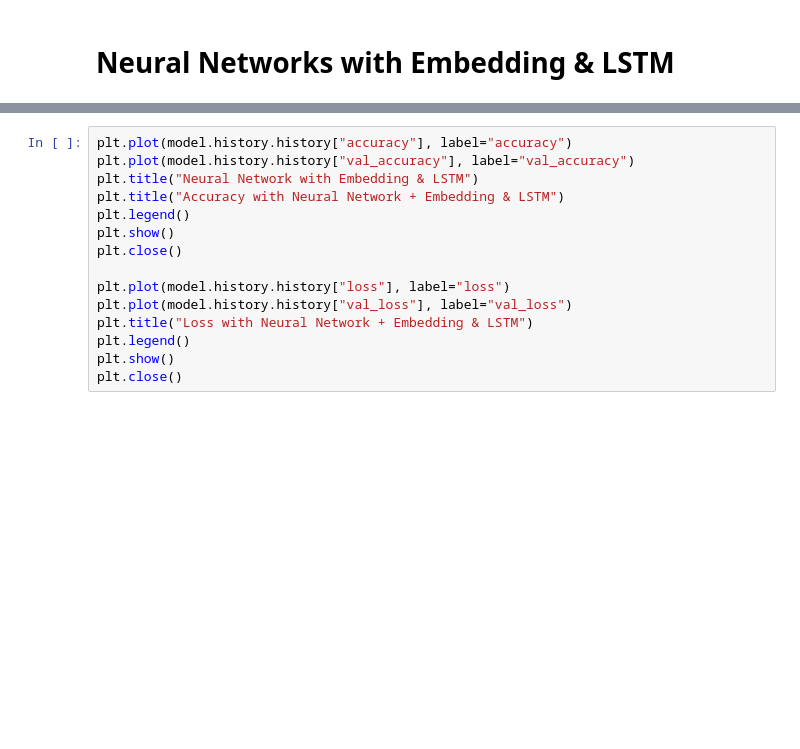
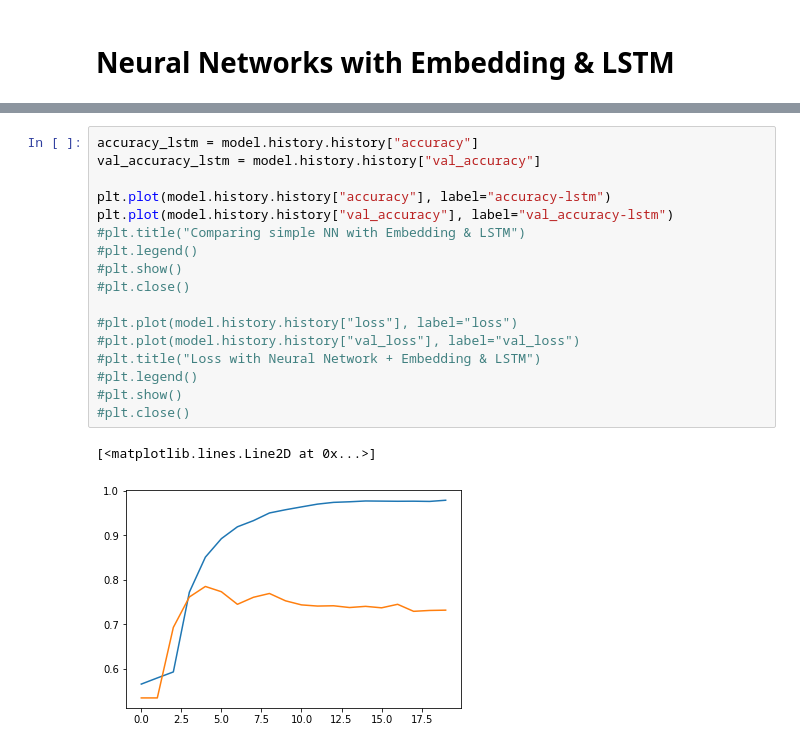
Before and after one commit to Bahar-Rezaei/Identifying-Disaster-Tweets, a Jupyter notebook: Disaster Tweets.ipynb, the cells around one changed output, grey strips where cells are left out. Saved outputs shown, nothing was run; the diff lists cells and outputs as text; blank space fills up the shorter version.

```diff
--- a/Disaster Tweets.ipynb
+++ b/Disaster Tweets.ipynb
@@ -292,15 +396,20 @@ history = model.fit(
 # %%
-plt.plot(model.history.history["accuracy"], label="accuracy")
-plt.plot(model.history.history["val_accuracy"], label="val_accuracy")
-plt.title("Neural Network with Embedding & LSTM")
-plt.title("Accuracy with Neural Network + Embedding & LSTM")
-plt.legend()
-plt.show()
-plt.close()
+accuracy_lstm = model.history.history["accuracy"]
+val_accuracy_lstm = model.history.history["val_accuracy"]
 
-plt.plot(model.history.history["loss"], label="loss")
-plt.plot(model.history.history["val_loss"], label="val_loss")
-plt.title("Loss with Neural Network + Embedding & LSTM")
-plt.legend()
-plt.show()
-plt.close()
+plt.plot(model.history.history["accuracy"], label="accuracy-lstm")
+plt.plot(model.history.history["val_accuracy"], label="val_accuracy-lstm")
+#plt.title("Comparing simple NN with Embedding & LSTM")
+#plt.legend()
+#plt.show()
+#plt.close()
+
+#plt.plot(model.history.history["loss"], label="loss")
+#plt.plot(model.history.history["val_loss"], label="val_loss")
+#plt.title("Loss with Neural Network + Embedding & LSTM")
+#plt.legend()
+#plt.show()
+#plt.close()
+# %% [output]
+[<matplotlib.lines.Line2D at 0x...>]
+[figure, added]
```
Also changed, not shown: parts of 21 cells of this notebook, 2 other files.
